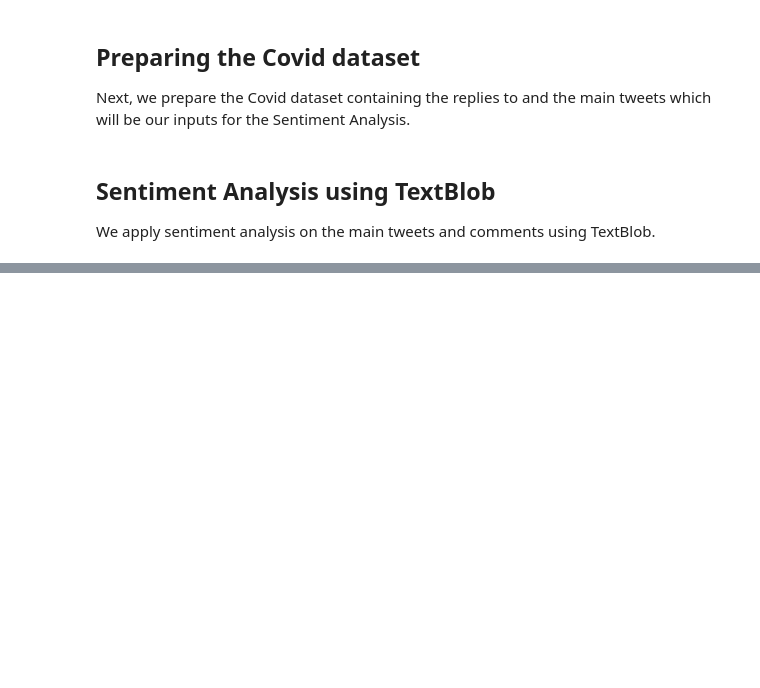
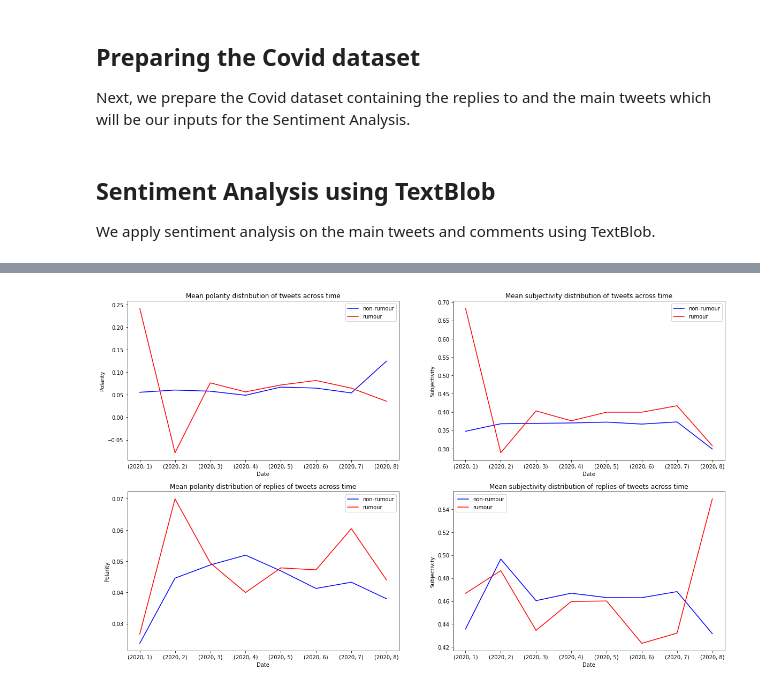
Before and after one commit to jabanto22/COMP90042-NLP-Project, a Jupyter notebook: project_classifier_vs_ver.ipynb, the cells around one changed output, grey strips where cells are left out. Cells and saved outputs as stored; diff of their text form; code cells hidden in the pictures; blank space fills up the shorter version.

```diff
--- a/project_classifier_vs_ver.ipynb
+++ b/project_classifier_vs_ver.ipynb
@@ -762,0 +886,41 @@ covid_sentiments
+# %%
+nrT = non_rumour['datetime']
+rT = rumour['datetime']
+
+fig = plt.figure(figsize=(20, 12))
+fig.tight_layout()
+
+plt.subplot(2, 2, 1)
+non_rumour['tweet sentiment'].groupby([nrT.dt.year, nrT.dt.month]).mean().plot(kind="line", color='b', label='non-rumour')
+rumour['tweet sentiment'].groupby([rT.dt.year, rT.dt.month]).mean().plot(kind="line", color='r', label='rumour')
+plt.title('Mean polarity distribution of tweets across time')
+plt.xlabel('Date')
+plt.ylabel('Polarity')
+plt.legend()
+
+plt.subplot(2, 2, 2)
+non_rumour['tweet subjectivity'].groupby([nrT.dt.year, nrT.dt.month]).mean().plot(kind="line", color='b', label='non-rumour')
+rumour['tweet subjectivity'].groupby([rT.dt.year, rT.dt.month]).mean().plot(kind="line", color='r', label='rumour')
+plt.title('Mean subjectivity distribution of tweets across time')
+plt.xlabel('Date')
+plt.ylabel('Subjectivity')
+plt.legend()
+
+plt.subplot(2, 2, 3)
+non_rumour['reply sentiment'].groupby([nrT.dt.year, nrT.dt.month]).mean().plot(kind="line", color='b', label='non-rumour')
+rumour['reply sentiment'].groupby([rT.dt.year, rT.dt.month]).mean().plot(kind="line", color='r', label='rumour')
+plt.title('Mean polarity distribution of replies of tweets across time')
+plt.xlabel('Date')
+plt.ylabel('Polarity')
+plt.legend()
+
+plt.subplot(2, 2, 4)
+non_rumour['reply subjectivity'].groupby([nrT.dt.year, nrT.dt.month]).mean().plot(kind="line", color='b', label='non-rumour')
+rumour['reply subjectivity'].groupby([rT.dt.year, rT.dt.month]).mean().plot(kind="line", color='r', label='rumour')
+plt.title('Mean subjectivity distribution of replies of tweets across time')
+plt.xlabel('Date')
+plt.ylabel('Subjectivity')
+plt.legend()
+fig.show()
+# %% [output]
+[figure, added]
```
Also changed, not shown: parts of 10 cells of this notebook.
